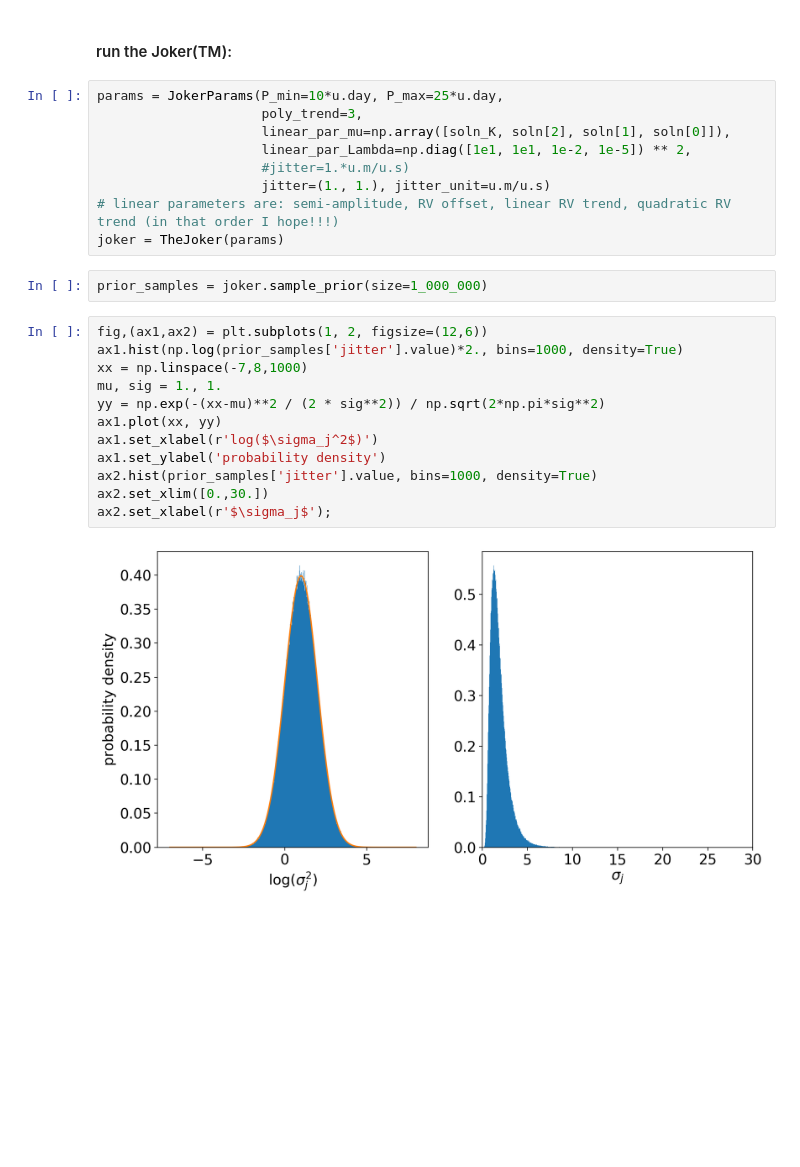
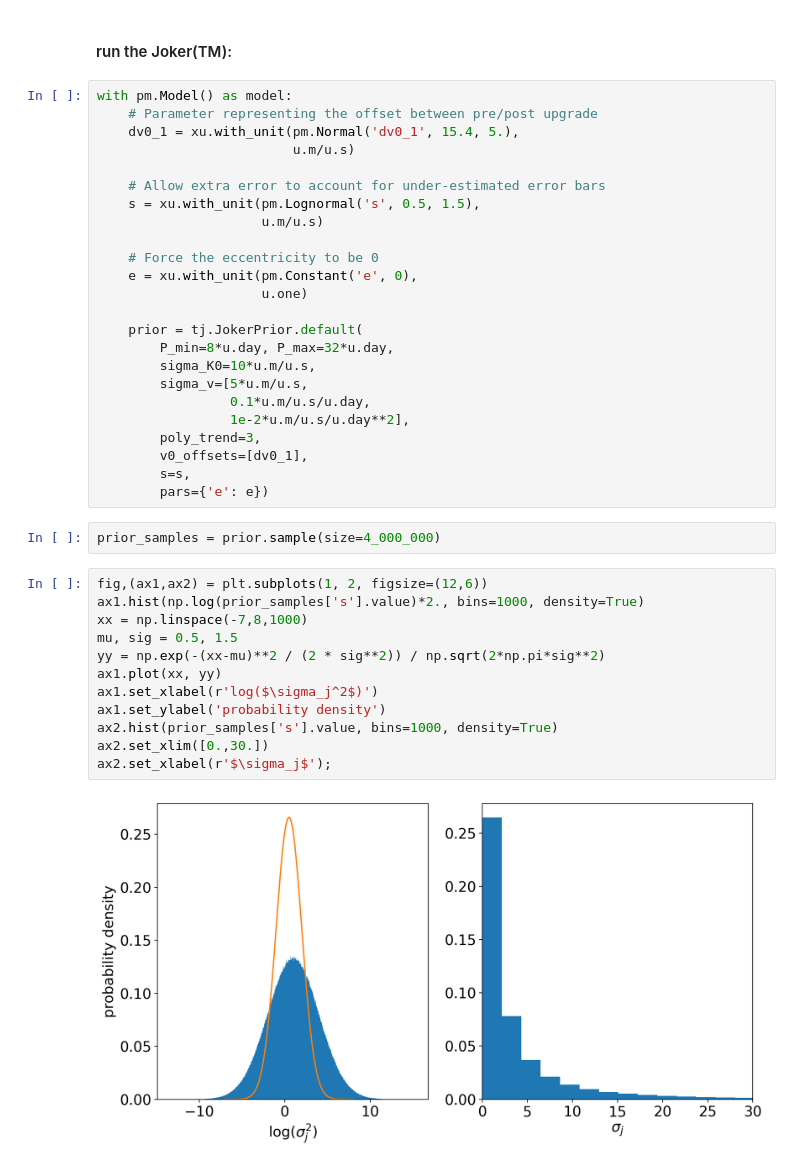
Before and after one commit to megbedell/tesstwin, a Jupyter notebook: notebooks/exoplanet/joker.ipynb, the cells around one changed output. Drawn from its saved outputs; the diff is of its cells as text; blank space fills up the shorter version.

Commit message:
updating; overhaul of joker calls by @adrn

```diff
--- a/notebooks/exoplanet/joker.ipynb
+++ b/notebooks/exoplanet/joker.ipynb
@@ -122,27 +89,42 @@ soln_K
 # %% [markdown]
 #### run the Joker(TM):
-# %%
-params = JokerParams(P_min=10*u.day, P_max=25*u.day,
-                     poly_trend=3,
-                     linear_par_mu=np.array([soln_K, soln[2], soln[1], soln[0]]),
-                     linear_par_Lambda=np.diag([1e1, 1e1, 1e-2, 1e-5]) ** 2,
-                     #jitter=1.*u.m/u.s)
-                     jitter=(1., 1.), jitter_unit=u.m/u.s)
-# linear parameters are: semi-amplitude, RV offset, linear RV trend, quadratic RV trend (in that order I hope!!!)
-joker = TheJoker(params)
-# %%
-prior_samples = joker.sample_prior(size=1_000_000)
+# %%
+with pm.Model() as model:
+    # Parameter representing the offset between pre/post upgrade
+    dv0_1 = xu.with_unit(pm.Normal('dv0_1', 15.4, 5.),
+                         u.m/u.s)
+
+    # Allow extra error to account for under-estimated error bars
+    s = xu.with_unit(pm.Lognormal('s', 0.5, 1.5),
+                     u.m/u.s)
+
+    # Force the eccentricity to be 0
+    e = xu.with_unit(pm.Constant('e', 0),
+                     u.one)
+
+    prior = tj.JokerPrior.default(
+        P_min=8*u.day, P_max=32*u.day,
+        sigma_K0=10*u.m/u.s,
+        sigma_v=[5*u.m/u.s,
+                 0.1*u.m/u.s/u.day,
+                 1e-2*u.m/u.s/u.day**2],
+        poly_trend=3,
+        v0_offsets=[dv0_1],
+        s=s,
+        pars={'e': e})
+# %%
+prior_samples = prior.sample(size=4_000_000)
 # %%
 fig,(ax1,ax2) = plt.subplots(1, 2, figsize=(12,6))
-ax1.hist(np.log(prior_samples['jitter'].value)*2., bins=1000, density=True)
+ax1.hist(np.log(prior_samples['s'].value)*2., bins=1000, density=True)
 xx = np.linspace(-7,8,1000)
-mu, sig = 1., 1.
+mu, sig = 0.5, 1.5
 yy = np.exp(-(xx-mu)**2 / (2 * sig**2)) / np.sqrt(2*np.pi*sig**2)
 ax1.plot(xx, yy)
 ax1.set_xlabel(r'log($\sigma_j^2$)')
 ax1.set_ylabel('probability density')
-ax2.hist(prior_samples['jitter'].value, bins=1000, density=True)
+ax2.hist(prior_samples['s'].value, bins=1000, density=True)
 ax2.set_xlim([0.,30.])
 ax2.set_xlabel(r'$\sigma_j$');
 # %% [output]
-[figure, old version]
+[figure, new version]
```
Also changed, not shown: parts of 28 cells of this notebook, 1 other file.
